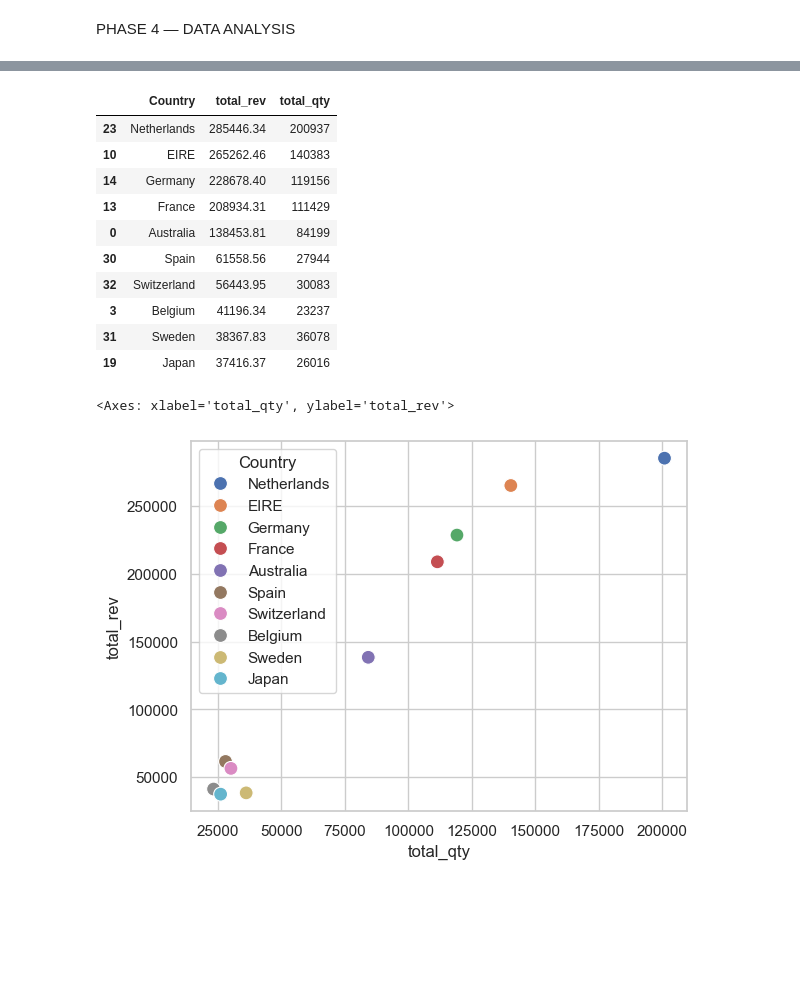
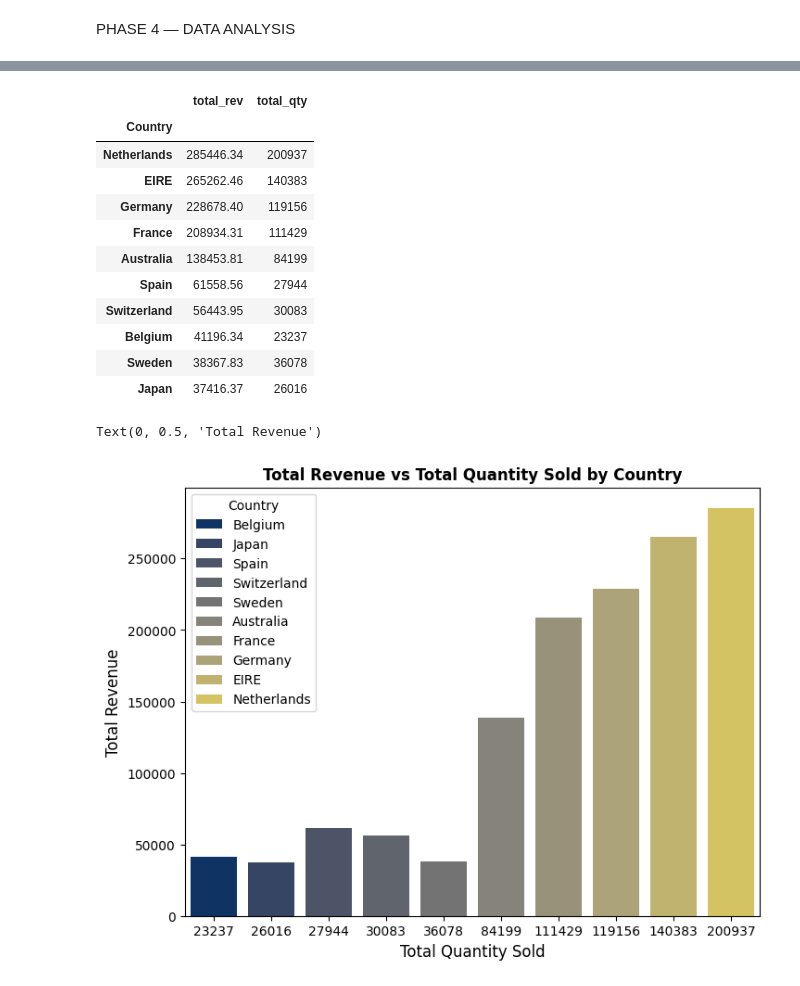
Before and after one commit to njerimuriithi/Retail_Data_Set_Analysis, a Jupyter notebook: retail_data_analysis.ipynb, the cells around one changed output, grey strips where cells are left out. Cells and saved outputs as stored; diff of their text form; code cells hidden in the pictures; blank space fills up the shorter version.

Commit message:
Visuals

```diff
--- a/retail_data_analysis.ipynb
+++ b/retail_data_analysis.ipynb
@@ -58,32 +76,34 @@ sn.barplot(data=revenuebymonth.reset_index(), x='Month', y='Revenue')
 # %%
 country_data_filter = clean_retail_data[clean_retail_data['Country'] !='United Kingdom']
-#country_data_filter = country_data_filter.dropna(subset=['Revenue', 'Quantity'])
-
 country_data_summary = (
     country_data_filter.groupby('Country')
     .agg(         total_rev=('Revenue', 'sum'),
         total_qty=('Quantity', 'sum')
-    )     .reset_index() )
-# country_data_filter
+    )      )
 rank_country =country_data_summary.sort_values(by ='total_rev',ascending=False).head(10)
 rank_country
 # %% [output]
-|  | Country | total_rev | total_qty |
-| 23 | Netherlands | 285446.34 | 200937 |
-| 10 | EIRE | 265262.46 | 140383 |
-| 14 | Germany | 228678.40 | 119156 |
-| 13 | France | 208934.31 | 111429 |
-| 0 | Australia | 138453.81 | 84199 |
-| 30 | Spain | 61558.56 | 27944 |
-| 32 | Switzerland | 56443.95 | 30083 |
-| 3 | Belgium | 41196.34 | 23237 |
-| 31 | Sweden | 38367.83 | 36078 |
-| 19 | Japan | 37416.37 | 26016 |
+|  | total_rev | total_qty |
+| Country |  |  |
+| Netherlands | 285446.34 | 200937 |
+| EIRE | 265262.46 | 140383 |
+| Germany | 228678.40 | 119156 |
+| France | 208934.31 | 111429 |
+| Australia | 138453.81 | 84199 |
+| Spain | 61558.56 | 27944 |
+| Switzerland | 56443.95 | 30083 |
+| Belgium | 41196.34 | 23237 |
+| Sweden | 38367.83 | 36078 |
+| Japan | 37416.37 | 26016 |
 # %%
-sn.scatterplot(data=rank_country, x="total_qty", y="total_rev", hue="Country", s=100)
+plot.figure(figsize=(8, 6))
+sn.barplot(data=rank_country, x="total_qty", y="total_rev", hue="Country", palette="cividis")
+plot.title("Total Revenue vs Total Quantity Sold by Country", fontsize=12, fontweight='bold')
+plot.xlabel("Total Quantity Sold", fontsize=12)
+plot.ylabel("Total Revenue", fontsize=12)
 # %% [output]
-<Axes: xlabel='total_qty', ylabel='total_rev'>
+Text(0, 0.5, 'Total Revenue')
-[figure, old version]
+[figure, new version]
 # %%
 country_data_filter.info()
 # %% [output]
```
Also changed, not shown: parts of 8 cells of this notebook, 9 other files.
